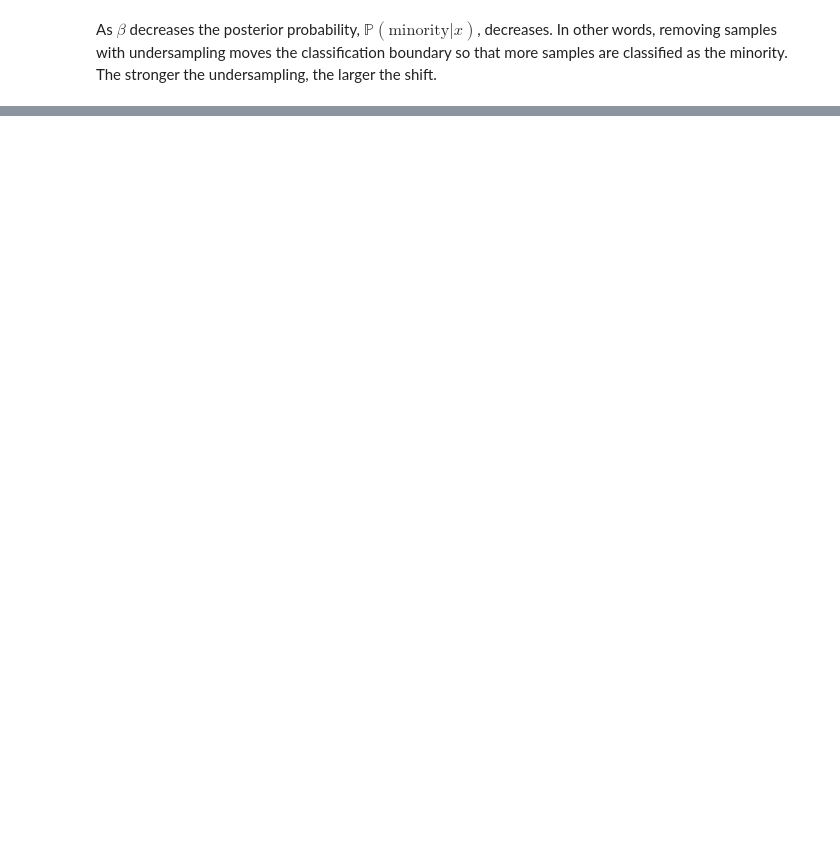
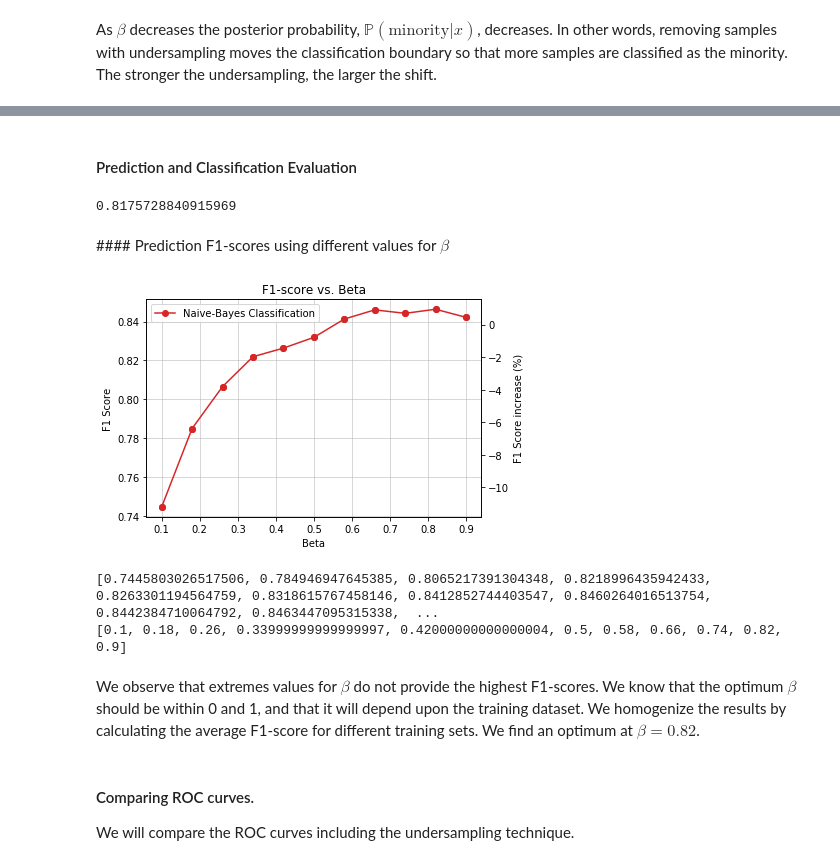
Before and after one commit to crisgompec/ImbalancedDataset, a Jupyter notebook: Dataset1/Python/Undersampling_Math_v1.ipynb, the cells around one changed output, grey strips where cells are left out. Saved outputs shown, nothing was run; the diff lists cells and outputs as text; code cells hidden in the pictures; blank space fills up the shorter version.

Commit message:
Adding Classification Evaluation

```diff
--- a/Dataset1/Python/Undersampling_Math_v1.ipynb
+++ b/Dataset1/Python/Undersampling_Math_v1.ipynb
@@ -391,0 +403,4 @@ the undersampling, the larger the shift.
+# %%
+N=1e6
+x2D_ma = np.random.multivariate_normal(mu_ma,sigma_ma,int((1-pi_mi)*N))
+x2D_mi = np.random.multivariate_normal(mu_mi,sigma_mi,int(pi_mi*N))
@@ -391,0 +409,24 @@ the undersampling, the larger the shift.
+# %%
+y_training = np.r_[[1]*len(x2D_ma), [-1]*len(x2D_mi)]
+x_training = np.r_[x2D_ma,x2D_mi]
+KKNClassifier = KNeighborsClassifier(n_neighbors=3).fit(x_training,y_training)
+NBClassifier = GaussianNB().fit(x_training,y_training)
+# %% [markdown]
+#### Prediction and Classification Evaluation
+# %%
+N_test=1e3
+x2D_ma_test = np.random.multivariate_normal(mu_ma,sigma_ma,int((1-pi_mi)*N_test))
+x2D_mi_test = np.random.multivariate_normal(mu_mi,sigma_mi,int(pi_mi*N_test))
+
+x_test = np.r_[x2D_ma_test,x2D_mi_test]
+y_test = np.r_[[1]*len(x2D_ma_test), [-1]*len(x2D_mi_test)]
+
+y_pred = KKNClassifier.predict(x_test)
+y_pred_bayes_base = NBClassifier.predict(x_test)
+f1_base_knn = f1_score(y_test, y_pred, average='weighted')
+f1_base_bayes = f1_score(y_test, y_pred_bayes_base, average='weighted')
+print(f1_base_knn)
+# %% [output]
+0.8175728840915969
+# %% [markdown]
+#### Prediction F1-scores using different values for $\beta$
@@ -391,0 +461,30 @@ the undersampling, the larger the shift.
+# %%
+# Plot results
+plt.close()
+fig = plt.figure()
+
+ax1 = plt.subplot(111)
+plt.grid(True,which='major',linewidth=0.5)
+plt.grid(True,which='minor',linewidth=0.1)
+#plt.plot(betas,f1scores_knn,'-o',color='tab:blue',label='KKN Classification')
+plt.plot(betas,f1scores_bayes,'-o',color='tab:red',label='Naive-Bayes Classification')
+ax1.set(title='F1-score vs. Beta', xlabel = 'Beta', ylabel = 'F1 Score')
+plt.legend(loc='lower right')
+plt.legend()
+
+ax2 = ax1.twinx()
+#plt.plot(betas,(f1scores_knn-f1_base_knn)/f1_base_knn*100,'o',color='tab:blue')
+plt.plot(betas,(f1scores_bayes-f1_base_bayes)/f1_base_bayes*100,'o',color='tab:red')
+ax2.set_ylabel('F1 Score increase (%)')
+plt.show()
+print(f1scores_bayes)
+print(betas)
+# %% [output]
+[figure, added]
+[0.7445803026517506, 0.784946947645385, 0.8065217391304348, 0.8218996435942433, 0.8263301194564759, 0.8318615767458146, 0.8412852744403547, 0.8460264016513754, 0.8442384710064792, 0.8463447095315338,  ...
+[0.1, 0.18, 0.26, 0.33999999999999997, 0.42000000000000004, 0.5, 0.58, 0.66, 0.74, 0.82, 0.9]
+# %% [markdown]
+We observe that extremes values for $\beta$ do not provide the highest F1-scores. We know that the optimum $\beta$ should be within 0 and 1, and that it will depend upon the training dataset. We homogenize the results by calculating the average F1-score for different training sets. We find an optimum at $\beta=0.82$.
+# %% [markdown]
+#### Comparing ROC curves.
+We will compare the ROC curves including the undersampling technique.
```
Also changed, not shown: parts of 19 cells of this notebook.
